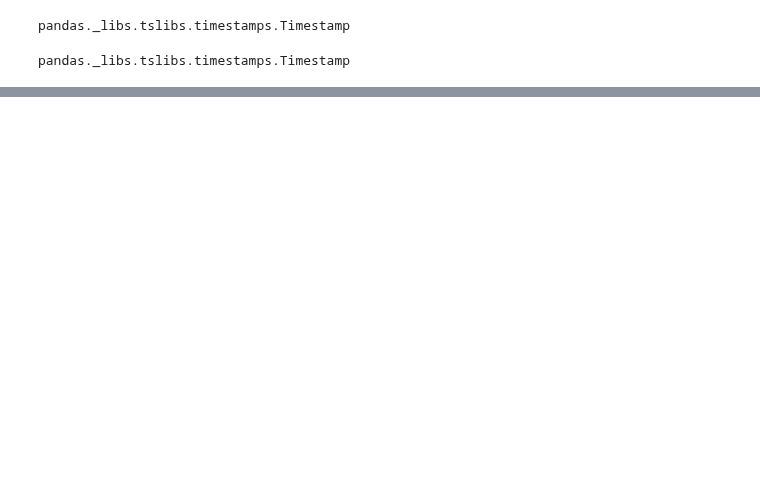
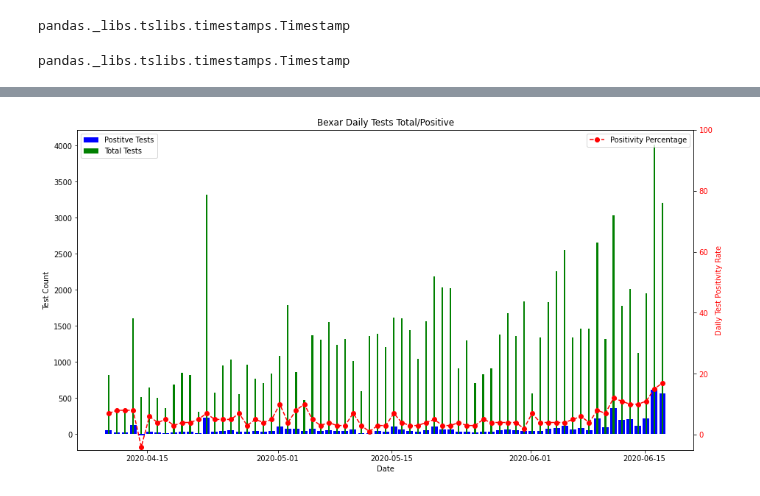
Before and after one commit to ldhagen/Texas_Covid_Data_Notebook, a Jupyter notebook: MetroBexarTestPostivity.ipynb, the cells around one changed output, grey strips where cells are left out. Saved outputs shown, nothing was run; the diff lists cells and outputs as text; code cells hidden in the pictures; blank space fills up the shorter version.

Commit message:
adding daily metro ICU and updating third axis on metro test graph

```diff
--- a/MetroBexarTestPostivity.ipynb
+++ b/MetroBexarTestPostivity.ipynb
@@ -198,0 +175,3 @@ Name: DBCLabTests, Length: 68, dtype: float64
+# %%
+f['Percentage'] = f['DBCTestPositive'].div(f['DBCLabTests']).mul(100).round()
+print (f)
@@ -198,0 +194,36 @@ Name: DBCLabTests, Length: 68, dtype: float64
+# %%
+#months = mdates.MonthLocator()
+#days = mdates.DayLocator()
+#timeFmt = mdates.DateFormatter('%b %Y')
+fig, ax = plt.subplots()
+fig.set_size_inches(15,8)
+#ax.xaxis.set_major_locator(months)
+#ax.xaxis.set_major_formatter(timeFmt)
+#ax.xaxis.set_minor_locator(days)
+#plt.xlabel('Date',color='black')
+#plt.ylabel('Tests',color='black')
+#plt.title('Metro Bexar Tests')
+ax = plt.subplot(111)
+ax.set_title('Bexar Daily Tests Total/Positive')
+ax.set_xlabel('Date')
+ax.set_ylabel('Test Count')
+ax.bar(e.index, e.DBCTestPositive , width=0.8, color='b', align='center')
+ax.bar(e.index,e.DBCLabTests, width=0.2, color='g', align='center')
+ax.xaxis_date()
+ax2 = ax.twinx()  # instantiate a second axes that shares the same x-axis
+ax2.set_ylabel('Daily Test Positivity Rate', color='red')
+ax2.set_ylim(-5,100)
+ax2.plot(f['Percentage'],'ro--')
+ax2.tick_params(axis='y', labelcolor='red')
+
+#fig.tight_layout()
+
+ax.legend(['Postitve Tests', 'Total Tests'])
+ax2.legend(['Positivity Percentage'],loc=1)
+#ax.autoscale(tight=True)
+#ax.xaxis_date()
+#plt.bar(f.index,f)
+#plt.plot(f)
+fig.savefig('MetroTestsConcat.png')
+# %% [output]
+[figure, added]
```
Also changed, not shown: parts of 16 cells of this notebook, 17 other files.
